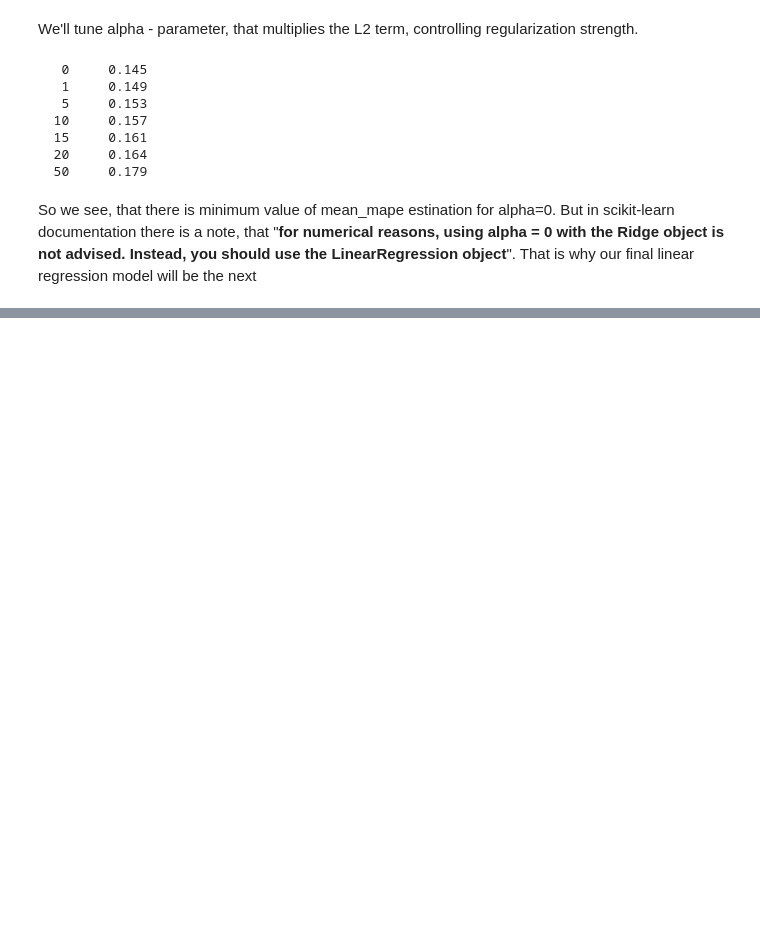
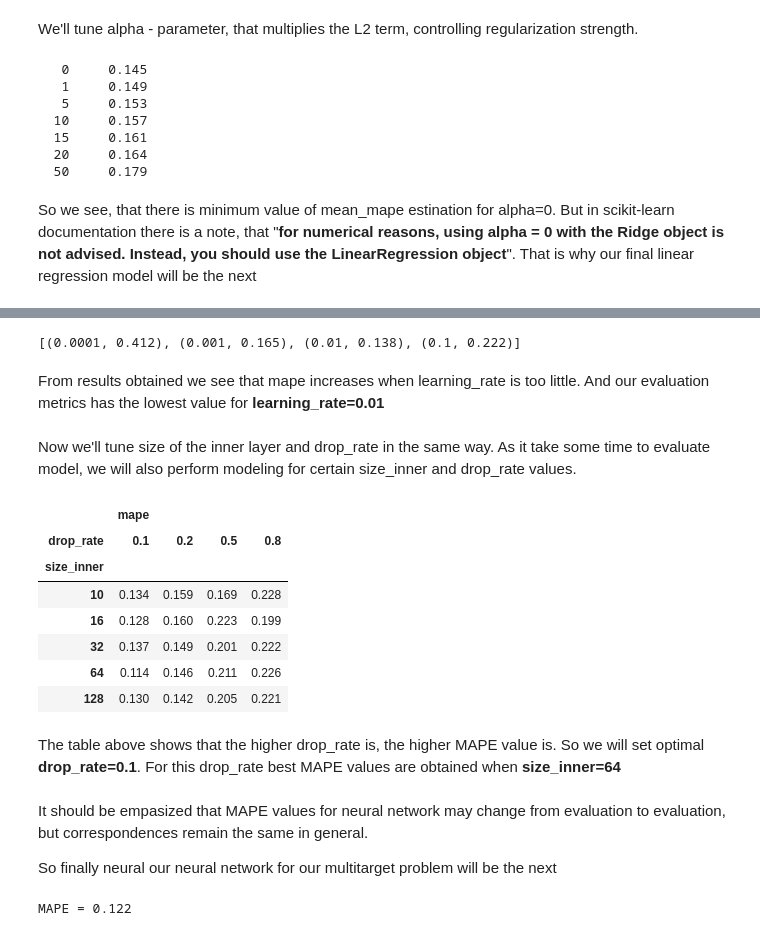
Before and after one commit to ElenaNKn/ml-zoomcamp-solutions, a Jupyter notebook: capstone_project/notebook.ipynb, the cells around one changed output, grey strips where cells are left out. Drawn from its saved outputs; the diff is of its cells as text; code cells hidden in the pictures; blank space fills up the shorter version.

```diff
--- a/capstone_project/notebook.ipynb
+++ b/capstone_project/notebook.ipynb
@@ -478,0 +697,16 @@ Mean MAPE for linear regression model = 0.145
+# %%
+def model_create(learning_rate=0.01, size_inner=128, drop_rate=0.2):
+
+    optimizer = Adam(learning_rate=learning_rate)
+
+    model = Sequential()
+    model.add(Dense(128, input_dim=n_inputs, kernel_initializer='he_uniform', activation='relu'))
+    model.add(Dropout(drop_rate))
+    model.add(Dense(size_inner, kernel_initializer='he_uniform', activation='relu'))
+    model.add(Dense(n_outputs))
+    model.compile(loss=loss, optimizer=optimizer)
+
+    history = model.fit(df_train, dy_train, verbose = 0, epochs=300)
+
+    mape = model.evaluate(df_val, dy_val, verbose=0) / 100
+    return mape
@@ -478,0 +715,64 @@ Mean MAPE for linear regression model = 0.145
+# %%
+scores = []
+
+rate = [0.0001, 0.001, 0.01, 0.1]
+
+for learning_rate in rate:
+    mape = model_create(learning_rate=learning_rate)
+    scores.append((learning_rate, round(mape,3)))
+
+scores
+# %% [output]
+[(0.0001, 0.412), (0.001, 0.165), (0.01, 0.138), (0.1, 0.222)]
+# %% [markdown]
+From results obtained we see that mape increases when learning_rate is too little. And our evaluation metrics has the lowest value for **learning_rate=0.01**
+# %% [markdown]
+Now we'll tune size of the inner layer and drop_rate in the same way. As it take some time to evaluate model, we will also perform modeling for certain size_inner and drop_rate values.
+# %%
+scores = []
+
+sizes = [10, 16, 32, 64, 128]
+rates = [0.1, 0.2, 0.5, 0.8]
+
+for size in sizes:
+    for rate in rates:
+        mape = model_create(learning_rate=0.01, size_inner=size, drop_rate=rate)
+        scores.append((size, rate, round(mape,3)))
+# %%
+columns = ['size_inner', 'drop_rate', 'mape']
+df_scores = pd.DataFrame(scores, columns=columns)
+# %%
+df_scores_pivot = df_scores.pivot(index='size_inner', columns=['drop_rate'], values=['mape'])
+df_scores_pivot.round(3)
+# %% [output]
+|  | mape |  |  |  |
+| drop_rate | 0.1 | 0.2 | 0.5 | 0.8 |
+| size_inner |  |  |  |  |
+| 10 | 0.134 | 0.159 | 0.169 | 0.228 |
+| 16 | 0.128 | 0.160 | 0.223 | 0.199 |
+| 32 | 0.137 | 0.149 | 0.201 | 0.222 |
+| 64 | 0.114 | 0.146 | 0.211 | 0.226 |
+| 128 | 0.130 | 0.142 | 0.205 | 0.221 |
+# %% [markdown]
+The table above shows that the higher drop_rate is, the higher MAPE value is. So we will set optimal **drop_rate=0.1**. For this drop_rate best MAPE values are obtained when **size_inner=64**
+# %% [markdown]
+It should be empasized that MAPE values for neural network may change from evaluation to evaluation, but correspondences remain the same in general.
+
+So finally neural our neural network for our multitarget problem will be the next
+# %%
+optimizer = Adam(learning_rate=0.01)
+
+model = Sequential()
+model.add(Dense(128, input_dim=n_inputs, kernel_initializer='he_uniform', activation='relu'))
+model.add(Dropout(0.1))
+model.add(Dense(64, kernel_initializer='he_uniform', activation='relu'))
+model.add(Dense(n_outputs))
+model.compile(loss=loss, optimizer=optimizer)
+
+history = model.fit(df_train, dy_train, verbose = 0, epochs=300)
+
+mape = model.evaluate(df_val, dy_val, verbose=0) / 100
+
+print('MAPE = %.3f' % mape)
+# %% [output]
+MAPE = 0.122
```
Also changed, not shown: parts of 60 cells of this notebook.
